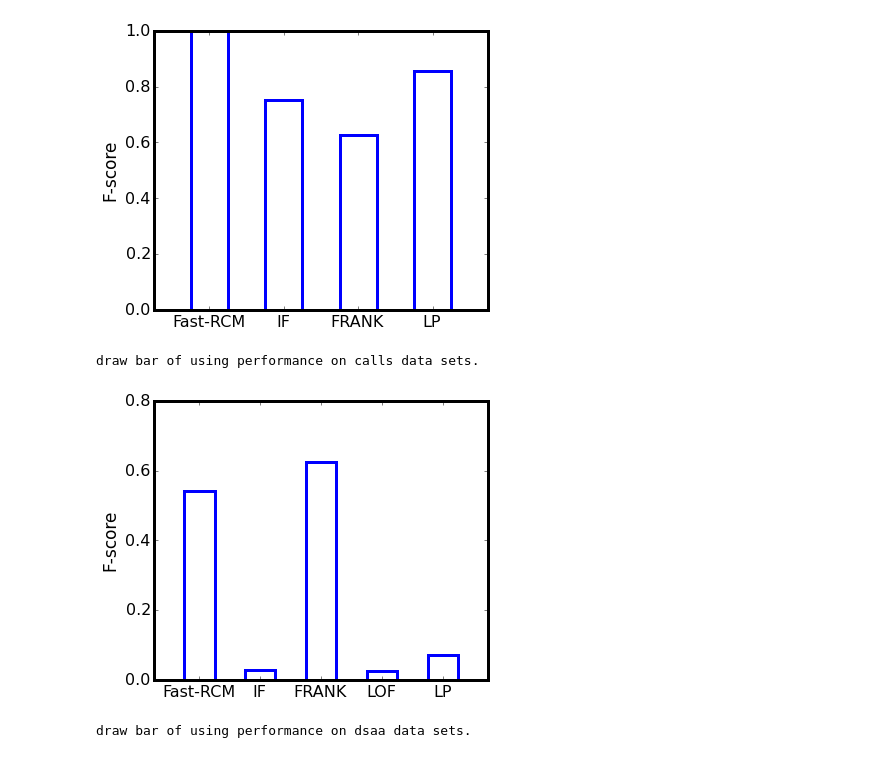
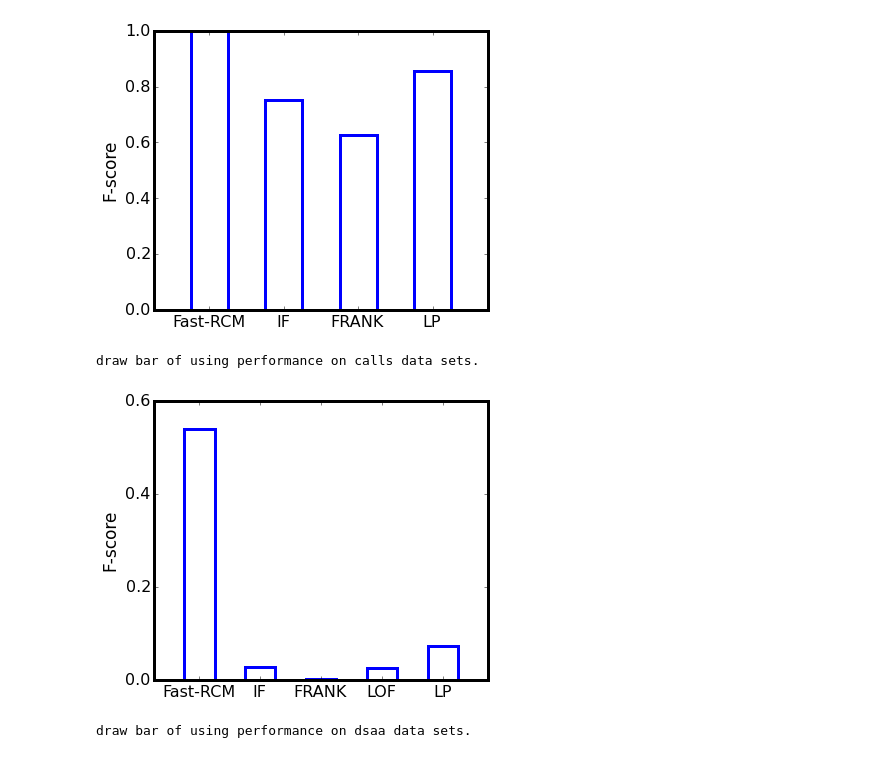
Before and after one commit to HaiQW/tools, a Jupyter notebook: figure/bar_eps.ipynb, the cells around one changed output. Saved outputs shown, nothing was run; the diff lists cells and outputs as text; code cells hidden in the pictures.

```diff
--- a/figure/bar_eps.ipynb
+++ b/figure/bar_eps.ipynb
@@ -2,8 +2,14 @@
 import matplotlib.pyplot as plt
 import numpy as np
 import matplotlib as mpl
+import matplotlib.ticker as ticker
+
+from matplotlib.ticker import ScalarFormatter, FormatStrFormatter
 
 mpl.rcParams["axes.linewidth"] = 3
+mpl.rc('xtick', labelsize=15)
+mpl.rc('ytick', labelsize=15)
+
 % pylab inline
 % matplotlib inline
 # %% [output]
@@ -153,20 +159,20 @@ draw bar of using performance on digits data sets.
 # %%
 print ("draw bar of using performance on calls data sets.")
 
 IF = np.array([0.027581612258494342])
 FastRCM = np.array([0.54])
-FRANK = np.array([0.625])
+FRANK = np.array([0.0025364616360177552])
 LOF = np.array([0.024382119778828856])
 LP = np.array([0.07244543593753594])
 
 algs = ("Fast-RCM", "IF", "FRANK", "LOF", "LP")
 performance = [FastRCM, IF, FRANK, LOF, LP]
 
 fname = "/home/haiqw/Documents/my_papers/rare_trees/pic/bar_calls.eps"
 draw_bar_without_error(algs, performance, fname)
 # %% [output]
 draw bar of using performance on calls data sets.
-[figure, old version]
+[figure, new version]
 # %%
 print ("draw bar of using performance on dsaa data sets.")
 
```
Also changed, not shown: parts of 5 cells of this notebook, 1 other file.
